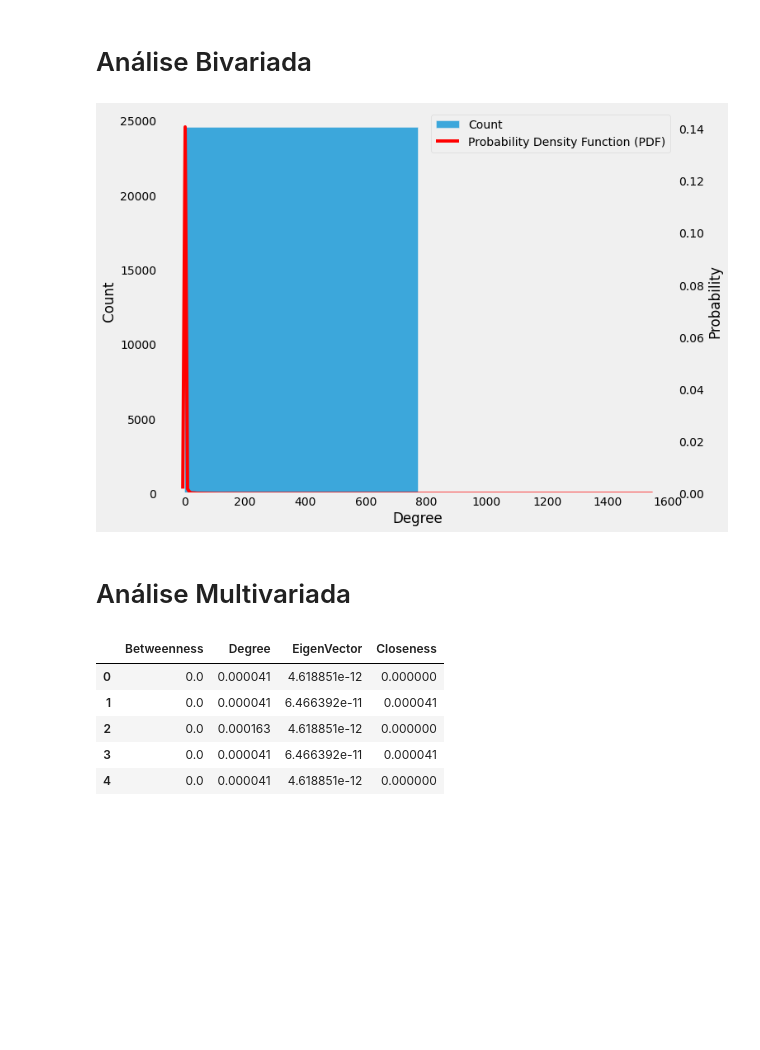
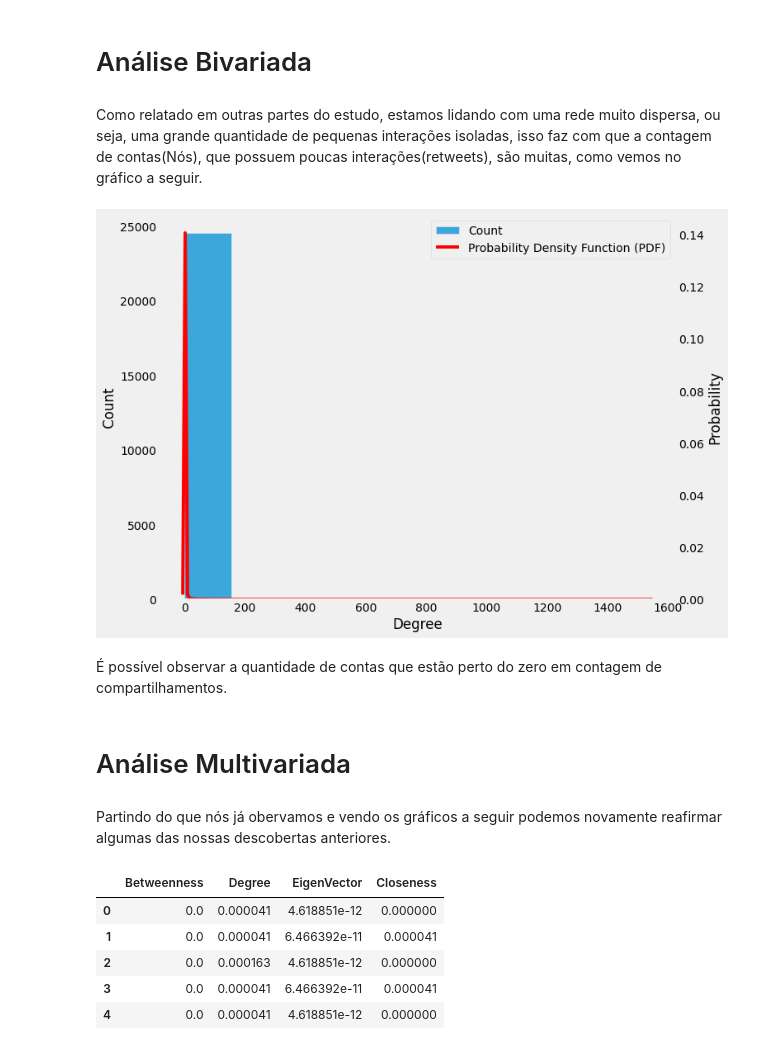
Before and after one commit to Kaioh95/NFL-Retweet-Network, a Jupyter notebook: Network_NFL_Retweets.ipynb, the cells around one changed output. Drawn from its saved outputs; the diff is of its cells as text; code cells hidden in the pictures; blank space fills up the shorter version.

```diff
--- a/Network_NFL_Retweets.ipynb
+++ b/Network_NFL_Retweets.ipynb
@@ -135,33 +187,39 @@ eigenvectorDF.head(10)
 # %% [markdown]
 # Análise Bivariada
+# %% [markdown]
+Como relatado em outras partes do estudo, estamos lidando com uma rede muito dispersa, ou seja, uma grande quantidade de pequenas interações isoladas, isso faz com que a contagem de contas(Nós), que possuem poucas interações(retweets), são muitas, como vemos no gráfico a seguir.
 # %%
 degree_sequence = sorted([d for n, d in Dg.degree()], reverse=True)
 # %%
 plt.style.use("fivethirtyeight")
 #plt.style.use("default")
 
 fig, ax = plt.subplots(1,1,figsize=(10,8))
 
-sns.histplot(degree_sequence,bins=2,label="Count",ax=ax)
+sns.histplot(degree_sequence,bins=10,label="Count",ax=ax)
 ax2 = ax.twinx()
 sns.kdeplot(degree_sequence,color='r',label="Probability Density Function (PDF)",ax=ax2)
 
 # ask matplotlib for the plotted objects and their labels
 lines, labels = ax.get_legend_handles_labels()
 lines2, labels2 = ax2.get_legend_handles_labels()
 ax2.legend(lines + lines2, labels + labels2, loc=0)
 
 ax.grid(False)
 ax2.grid(False)
 ax.set_xlabel("Degree")
 ax2.set_ylabel("Probability")
 
 plt.savefig('probability_density_function.png', transparent=True,dpi=600,bbox_inches="tight")
 plt.show()
 # %% [output]
-[figure, old version]
+[figure, new version]
+# %% [markdown]
+É possível observar a quantidade de contas que estão perto do zero em contagem de compartilhamentos.
 # %% [markdown]
 # Análise Multivariada
+# %% [markdown]
+Partindo do que nós já obervamos e vendo os gráficos a seguir podemos novamente reafirmar algumas das nossas descobertas anteriores.
 # %%
 Dg.remove_edges_from(nx.selfloop_edges(Dg))
 # %%
```
Also changed, not shown: parts of 21 cells of this notebook, 1 other file.
